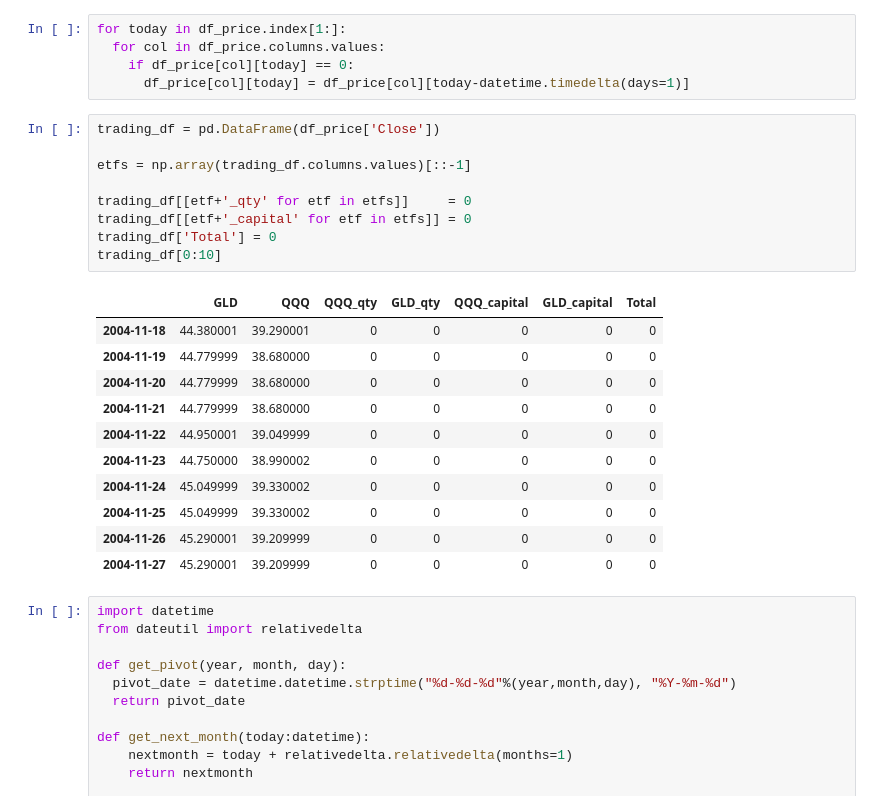
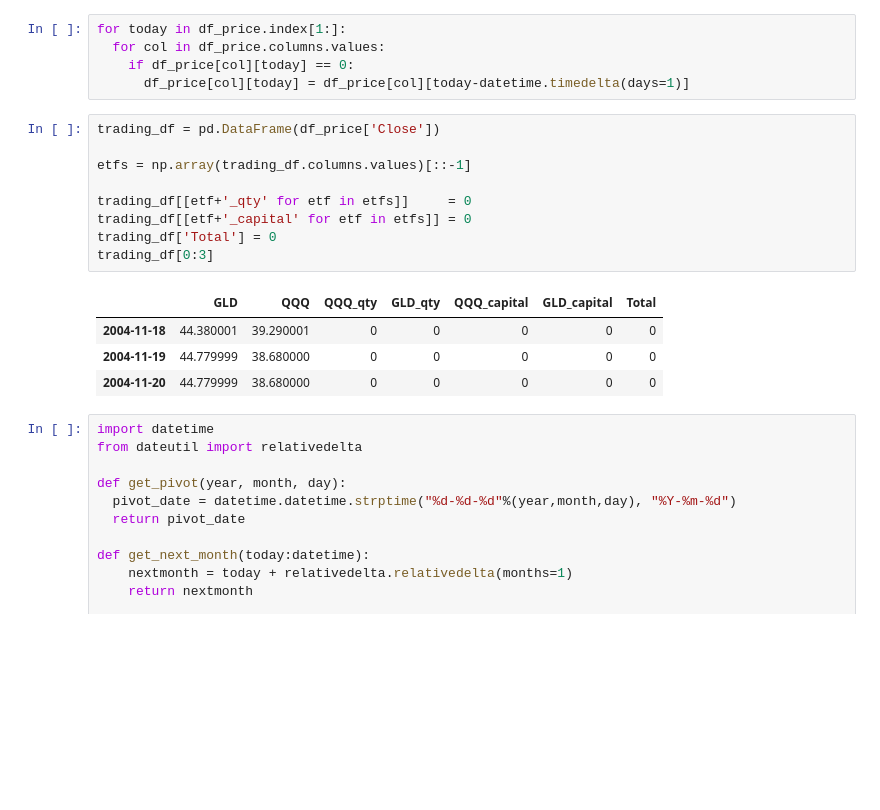
Before and after one commit to pathces-gone/study-python-stock, a Jupyter notebook: AssetAllocationV2/scratch.ipynb, the cells around one changed output. Drawn from its saved outputs; the diff is of its cells as text; blank space fills up the shorter version.

```diff
--- a/AssetAllocationV2/scratch.ipynb
+++ b/AssetAllocationV2/scratch.ipynb
@@ -45,24 +40,17 @@ for today in df_price.index[1:]:
 # %%
 trading_df = pd.DataFrame(df_price['Close'])
 
 etfs = np.array(trading_df.columns.values)[::-1]
 
 trading_df[[etf+'_qty' for etf in etfs]]     = 0
 trading_df[[etf+'_capital' for etf in etfs]] = 0
 trading_df['Total'] = 0
-trading_df[0:10]
+trading_df[0:3]
 # %% [output]
 |  | GLD | QQQ | QQQ_qty | GLD_qty | QQQ_capital | GLD_capital | Total |
 | 2004-11-18 | 44.380001 | 39.290001 | 0 | 0 | 0 | 0 | 0 |
 | 2004-11-19 | 44.779999 | 38.680000 | 0 | 0 | 0 | 0 | 0 |
 | 2004-11-20 | 44.779999 | 38.680000 | 0 | 0 | 0 | 0 | 0 |
-| 2004-11-21 | 44.779999 | 38.680000 | 0 | 0 | 0 | 0 | 0 |
-| 2004-11-22 | 44.950001 | 39.049999 | 0 | 0 | 0 | 0 | 0 |
-| 2004-11-23 | 44.750000 | 38.990002 | 0 | 0 | 0 | 0 | 0 |
-| 2004-11-24 | 45.049999 | 39.330002 | 0 | 0 | 0 | 0 | 0 |
-| 2004-11-25 | 45.049999 | 39.330002 | 0 | 0 | 0 | 0 | 0 |
-| 2004-11-26 | 45.290001 | 39.209999 | 0 | 0 | 0 | 0 | 0 |
-| 2004-11-27 | 45.290001 | 39.209999 | 0 | 0 | 0 | 0 | 0 |
 # %%
 import datetime
 from dateutil import relativedelta
```
Also changed, not shown: parts of 6 cells of this notebook.
